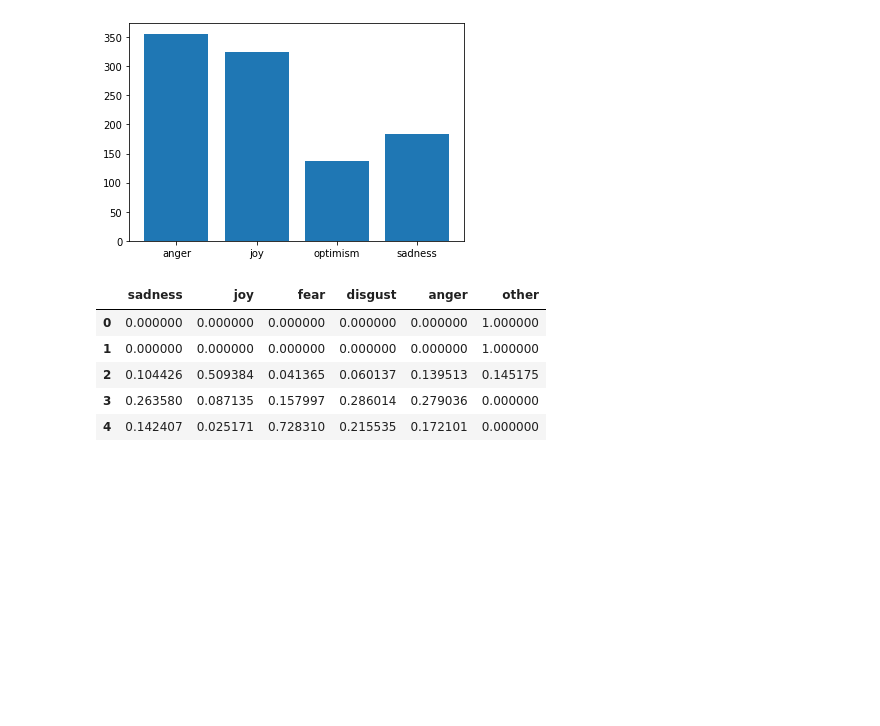
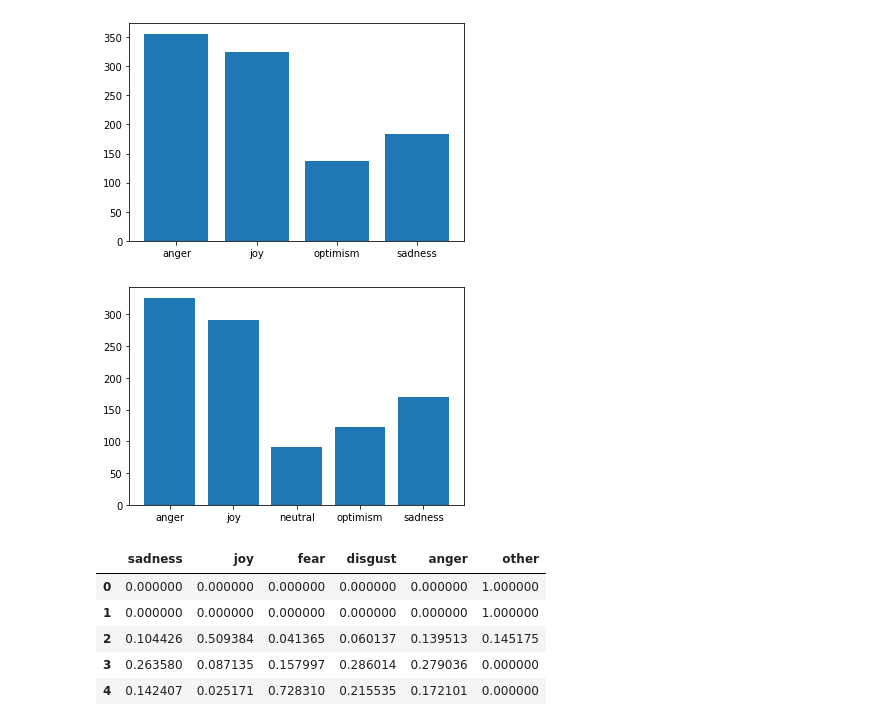
Before and after one commit to cdolfi/epik_open, a Jupyter notebook: notebooks/compare_models.ipynb, the cells around one changed output. Drawn from its saved outputs; the diff is of its cells as text; code cells hidden in the pictures; blank space fills up the shorter version.

Commit message:
roberta neutral

```diff
--- a/notebooks/compare_models.ipynb
+++ b/notebooks/compare_models.ipynb
@@ -39,3 +39,9 @@ softmax_df.head()
 | 2 | 0.281349 | 0.034420 | 0.636924 | 0.047307 |
 | 3 | 0.316772 | 0.048752 | 0.378824 | 0.255652 |
 | 4 | 0.434556 | 0.025291 | 0.087559 | 0.452595 |
+# %%
+threshold = 0.4
+roberta_neutral = softmax_df.apply(lambda x: np.all(x < threshold).astype(np.float), axis=1).rename('neutral')
+roberta_neutral_df = twitter_roberta_df.copy()
+roberta_neutral_df['neutral'] = roberta_neutral
+roberta_neutral_df.head()
@@ -116,6 +129,10 @@ plot_hist(watson_df)
 plot_hist(twitter_roberta_df)
 # %% [output]
 [figure]
+# %%
+plot_hist(roberta_neutral_df)
+# %% [output]
+[figure, added]
 # %%
 s = watson_df.apply(lambda x: np.maximum(0, 1-np.sum(x)), axis=1).rename('other')
 watson_df_2 = watson_df.copy()
```
Also changed, not shown: parts of 2 cells of this notebook.
